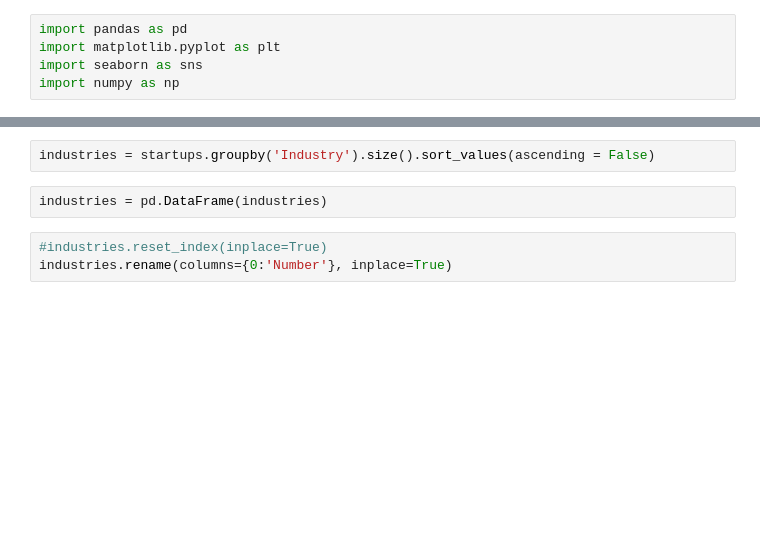
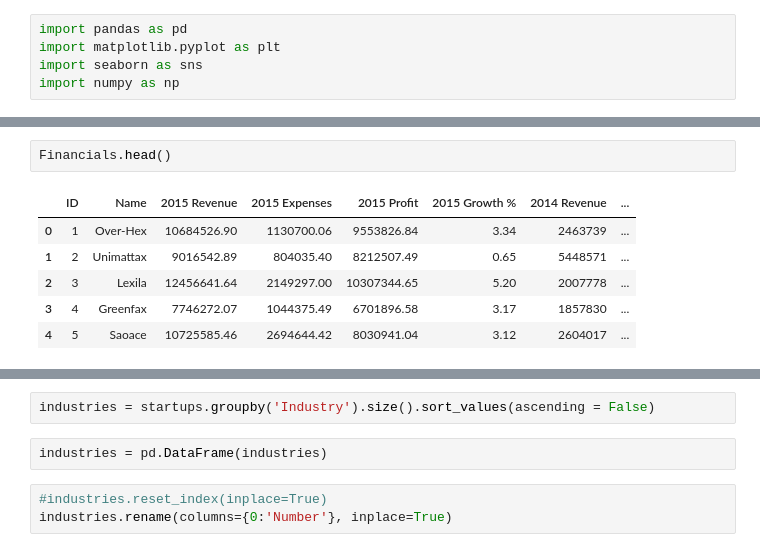
Before and after one commit to MrDataAnalyst/Sales-analysis, a Jupyter notebook: Startups.ipynb, the cells around one changed output, grey strips where cells are left out. Drawn from its saved outputs; the diff is of its cells as text; blank space fills up the shorter version.

```diff
--- a/Startups.ipynb
+++ b/Startups.ipynb
@@ -16,0 +24,9 @@ startups.head()
+# %%
+Financials.head()
+# %% [output]
+|  | ID | Name | 2015 Revenue | 2015 Expenses | 2015 Profit | 2015 Growth % | 2014 Revenue | ... |
+| 0 | 1 | Over-Hex | 10684526.90 | 1130700.06 | 9553826.84 | 3.34 | 2463739 | ... |
+| 1 | 2 | Unimattax | 9016542.89 | 804035.40 | 8212507.49 | 0.65 | 5448571 | ... |
+| 2 | 3 | Lexila | 12456641.64 | 2149297.00 | 10307344.65 | 5.20 | 2007778 | ... |
+| 3 | 4 | Greenfax | 7746272.07 | 1044375.49 | 6701896.58 | 3.17 | 1857830 | ... |
+| 4 | 5 | Saoace | 10725585.46 | 2694644.42 | 8030941.04 | 3.12 | 2604017 | ... |
```
Also changed, not shown: parts of 40 cells of this notebook.
